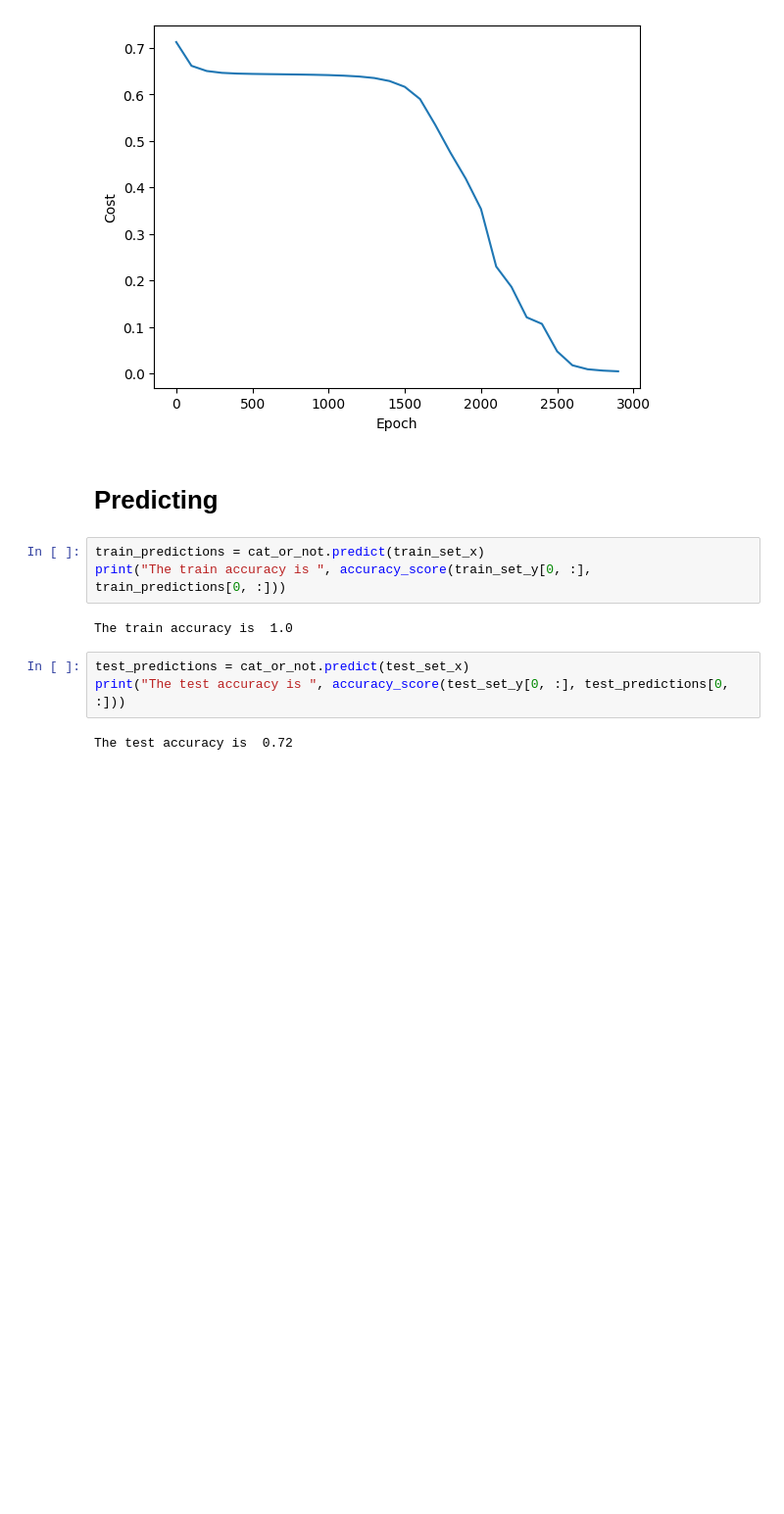
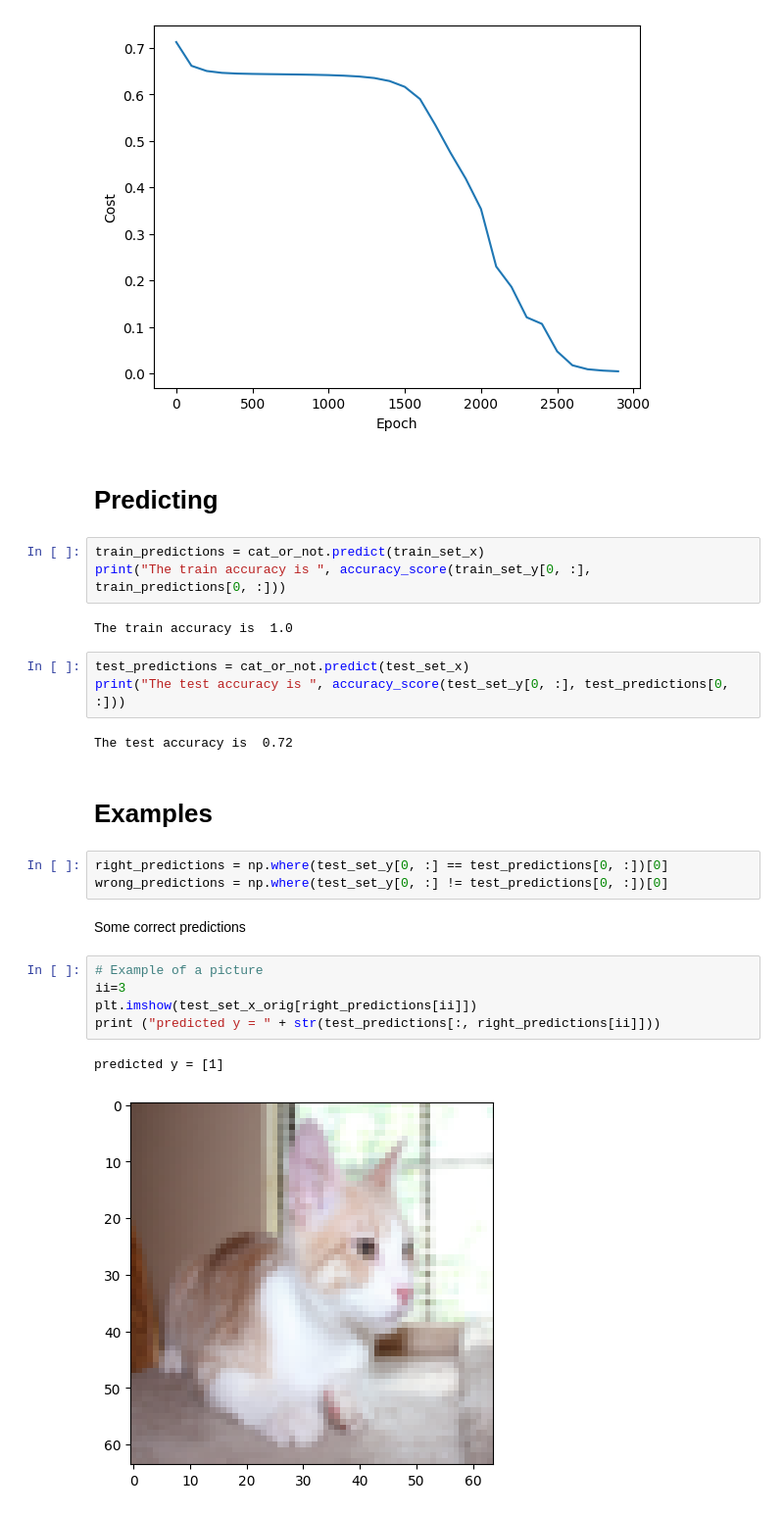
Before and after one commit to cirvine97/numpy_neural_net, a Jupyter notebook: cats_vs_dogs.ipynb, the cells around one changed output. Shown: that part at 98% size. Drawn from its saved outputs; the diff is of its cells as text; blank space fills up the shorter version.

```diff
--- a/cats_vs_dogs.ipynb
+++ b/cats_vs_dogs.ipynb
@@ -97,3 +95,18 @@ test_predictions = cat_or_not.predict(test_set_x)
 print("The test accuracy is ", accuracy_score(test_set_y[0, :], test_predictions[0, :]))
 # %% [output]
 The test accuracy is  0.72
+# %% [markdown]
+# Examples
+# %%
+right_predictions = np.where(test_set_y[0, :] == test_predictions[0, :])[0]
+wrong_predictions = np.where(test_set_y[0, :] != test_predictions[0, :])[0]
+# %% [markdown]
+Some correct predictions
+# %%
+# Example of a picture
+ii=3
+plt.imshow(test_set_x_orig[right_predictions[ii]])
+print ("predicted y = " + str(test_predictions[:, right_predictions[ii]]))
+# %% [output]
+predicted y = [1]
+[figure, added]
```
Also changed, not shown: parts of 3 cells of this notebook.
